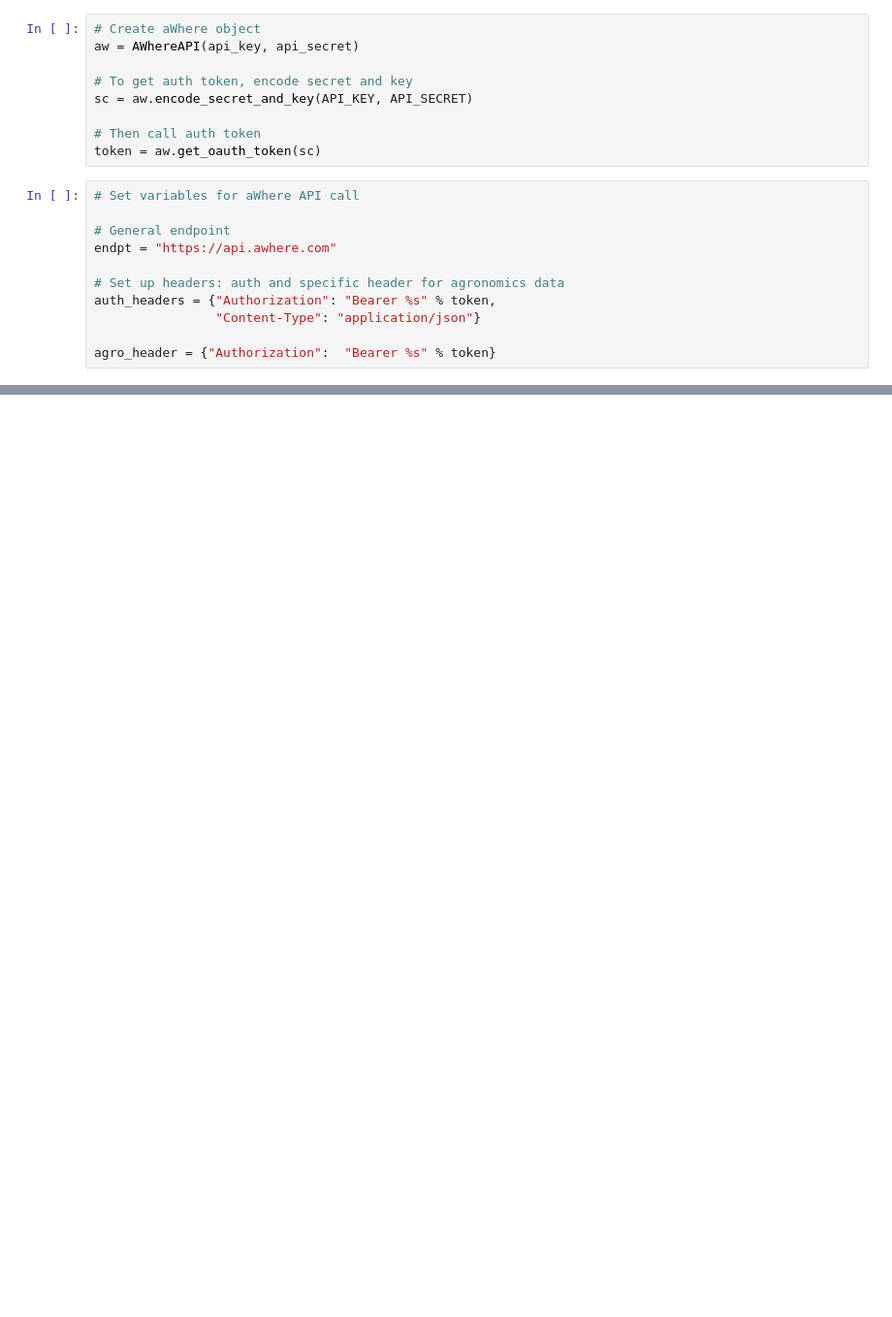
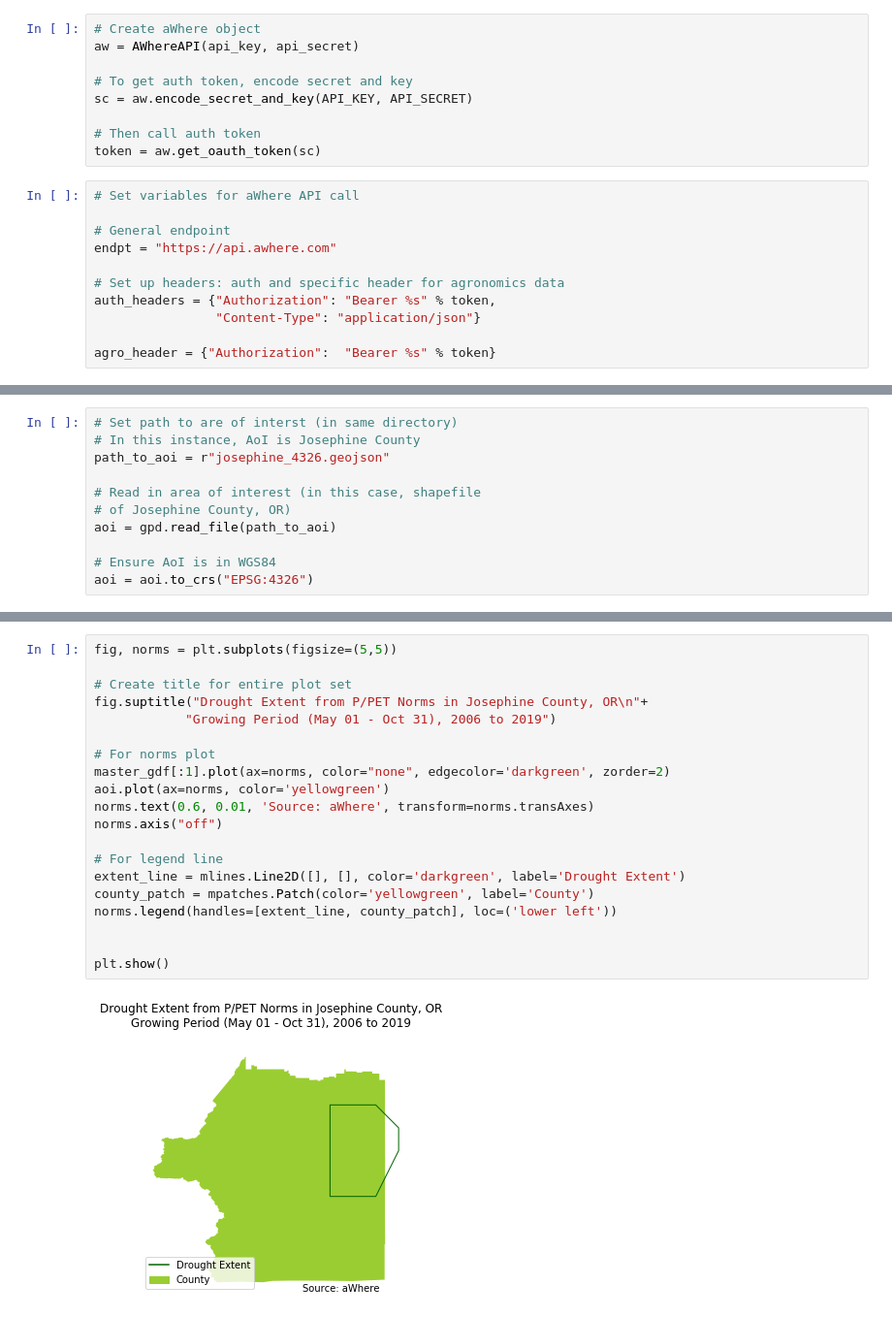
Before and after one commit to dphillips97/drought-tracker, a Jupyter notebook: project_nb/drought_tracker.ipynb, the cells around one changed output, grey strips where cells are left out. Shown at 97% size. Saved outputs shown, nothing was run; the diff lists cells and outputs as text; blank space fills up the shorter version.

```diff
--- a/project_nb/drought_tracker.ipynb
+++ b/project_nb/drought_tracker.ipynb
@@ -801,0 +60,11 @@ gdf.set_index(gdf.year, inplace=True)
+# %%
+# Set path to are of interst (in same directory)
+# In this instance, AoI is Josephine County
+path_to_aoi = r"josephine_4326.geojson"
+
+# Read in area of interest (in this case, shapefile
+# of Josephine County, OR)
+aoi = gpd.read_file(path_to_aoi)
+
+# Ensure AoI is in WGS84
+aoi = aoi.to_crs("EPSG:4326")
@@ -801,0 +657,22 @@ gdf.set_index(gdf.year, inplace=True)
+# %%
+fig, norms = plt.subplots(figsize=(5,5))
+
+# Create title for entire plot set
+fig.suptitle("Drought Extent from P/PET Norms in Josephine County, OR\n"+
+            "Growing Period (May 01 - Oct 31), 2006 to 2019")
+
+# For norms plot
+master_gdf[:1].plot(ax=norms, color="none", edgecolor='darkgreen', zorder=2)
+aoi.plot(ax=norms, color='yellowgreen')
+norms.text(0.6, 0.01, 'Source: aWhere', transform=norms.transAxes)
+norms.axis("off")
+
+# For legend line
+extent_line = mlines.Line2D([], [], color='darkgreen', label='Drought Extent')
+county_patch = mpatches.Patch(color='yellowgreen', label='County')
+norms.legend(handles=[extent_line, county_patch], loc=('lower left'))
+
+
+plt.show()
+# %% [output]
+[figure, added]
```
Also changed, not shown: parts of 38 cells of this notebook, 6 other files.
